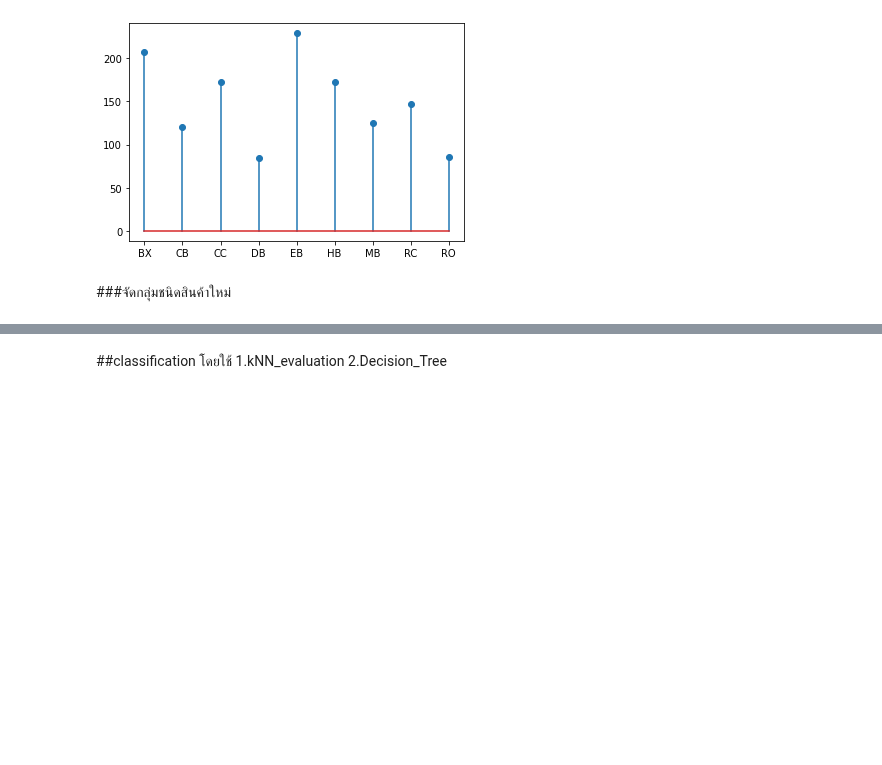
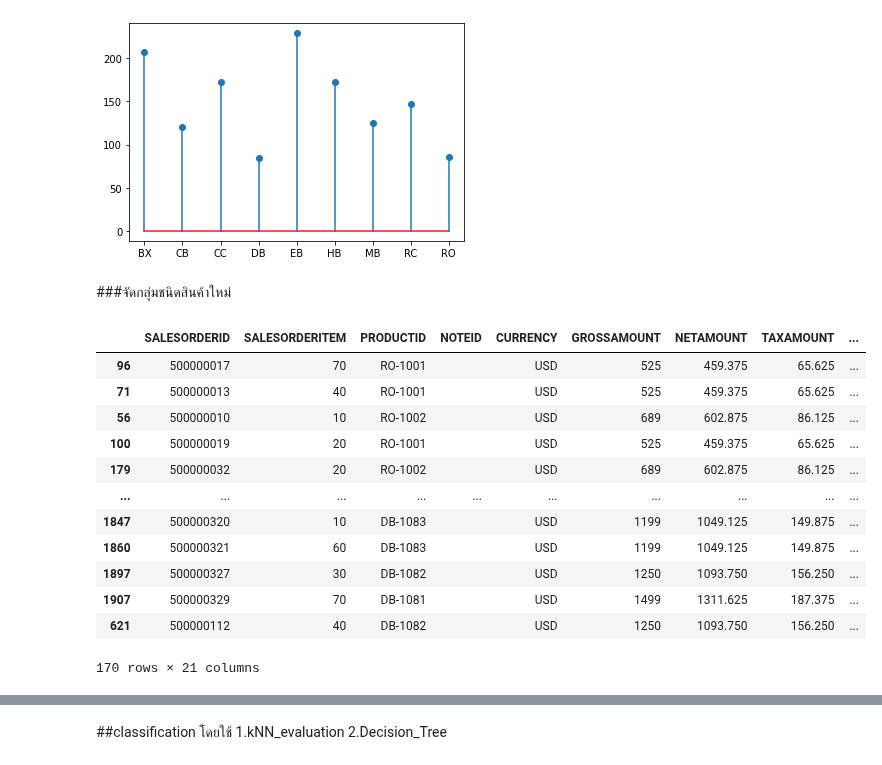
Before and after one commit to nicha0524/DPDM2021, a Jupyter notebook: Project_FINAL.ipynb, the cells around one changed output, grey strips where cells are left out. Saved outputs shown, nothing was run; the diff lists cells and outputs as text; code cells hidden in the pictures; blank space fills up the shorter version.

```diff
--- a/Project_FINAL.ipynb
+++ b/Project_FINAL.ipynb
@@ -1267,3 +1287,25 @@ plt.show()
 [figure]
 # %% [markdown]
 ###จัดกลุ่มชนิดสินค้าใหม่
+# %%
+RODB=pd.concat([Road_Bike,Downhill_Bike])
+# %%
+RODB['name_product']=np.nan
+# %%
+RODB['name_product']=RODB['name_product'].fillna('RODB')
+# %%
+RODB
+# %% [output]
+|  | SALESORDERID | SALESORDERITEM | PRODUCTID | NOTEID | CURRENCY | GROSSAMOUNT | NETAMOUNT | TAXAMOUNT | ... |
+| 96 | 500000017 | 70 | RO-1001 |  | USD | 525 | 459.375 | 65.625 | ... |
+| 71 | 500000013 | 40 | RO-1001 |  | USD | 525 | 459.375 | 65.625 | ... |
+| 56 | 500000010 | 10 | RO-1002 |  | USD | 689 | 602.875 | 86.125 | ... |
+| 100 | 500000019 | 20 | RO-1001 |  | USD | 525 | 459.375 | 65.625 | ... |
+| 179 | 500000032 | 20 | RO-1002 |  | USD | 689 | 602.875 | 86.125 | ... |
+| ... | ... | ... | ... | ... | ... | ... | ... | ... | ... |
+| 1847 | 500000320 | 10 | DB-1083 |  | USD | 1199 | 1049.125 | 149.875 | ... |
+| 1860 | 500000321 | 60 | DB-1083 |  | USD | 1199 | 1049.125 | 149.875 | ... |
+| 1897 | 500000327 | 30 | DB-1082 |  | USD | 1250 | 1093.750 | 156.250 | ... |
+| 1907 | 500000329 | 70 | DB-1081 |  | USD | 1499 | 1311.625 | 187.375 | ... |
+| 621 | 500000112 | 40 | DB-1082 |  | USD | 1250 | 1093.750 | 156.250 | ... |
+170 rows × 21 columns
```
Also changed, not shown: parts of 35 cells of this notebook.
